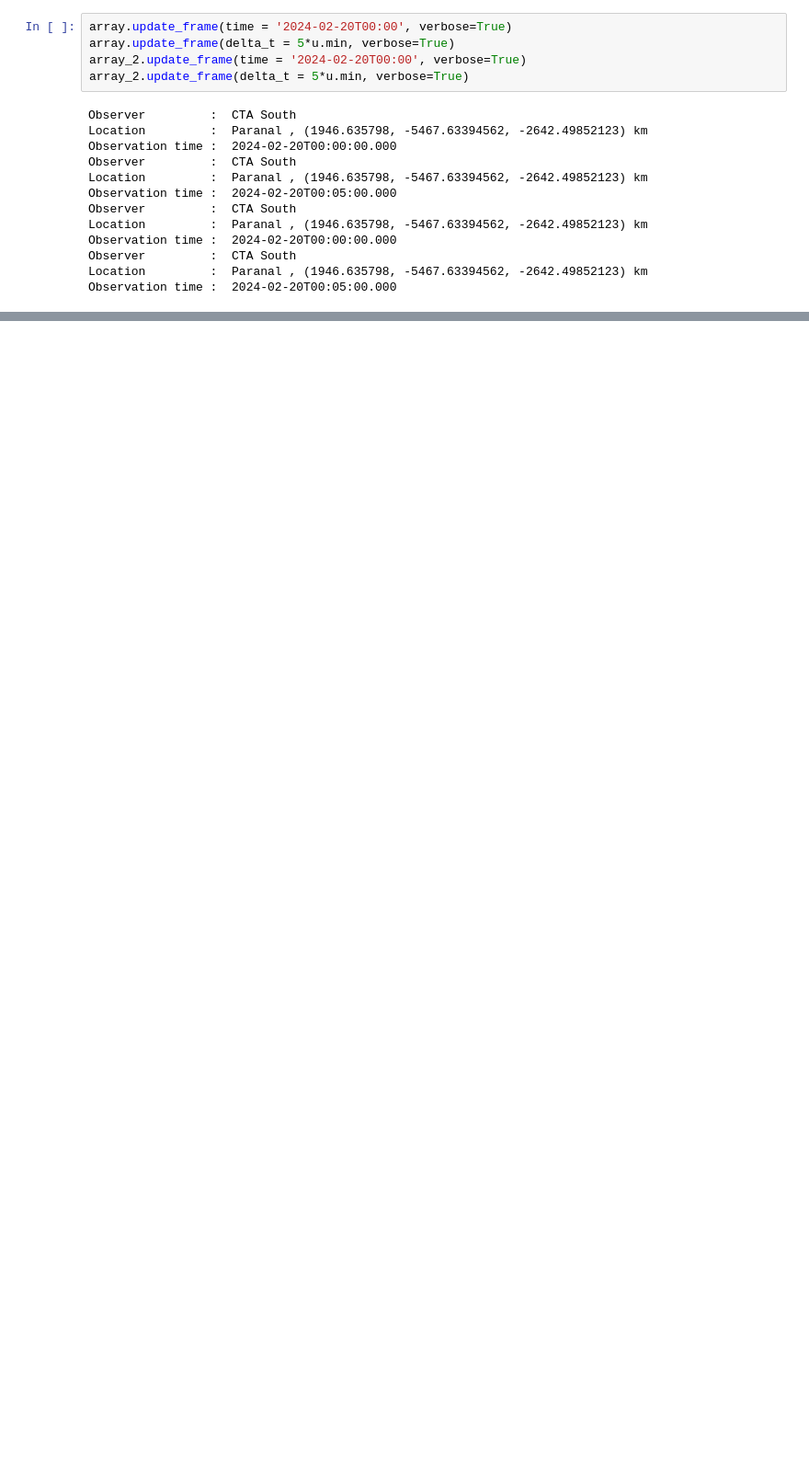
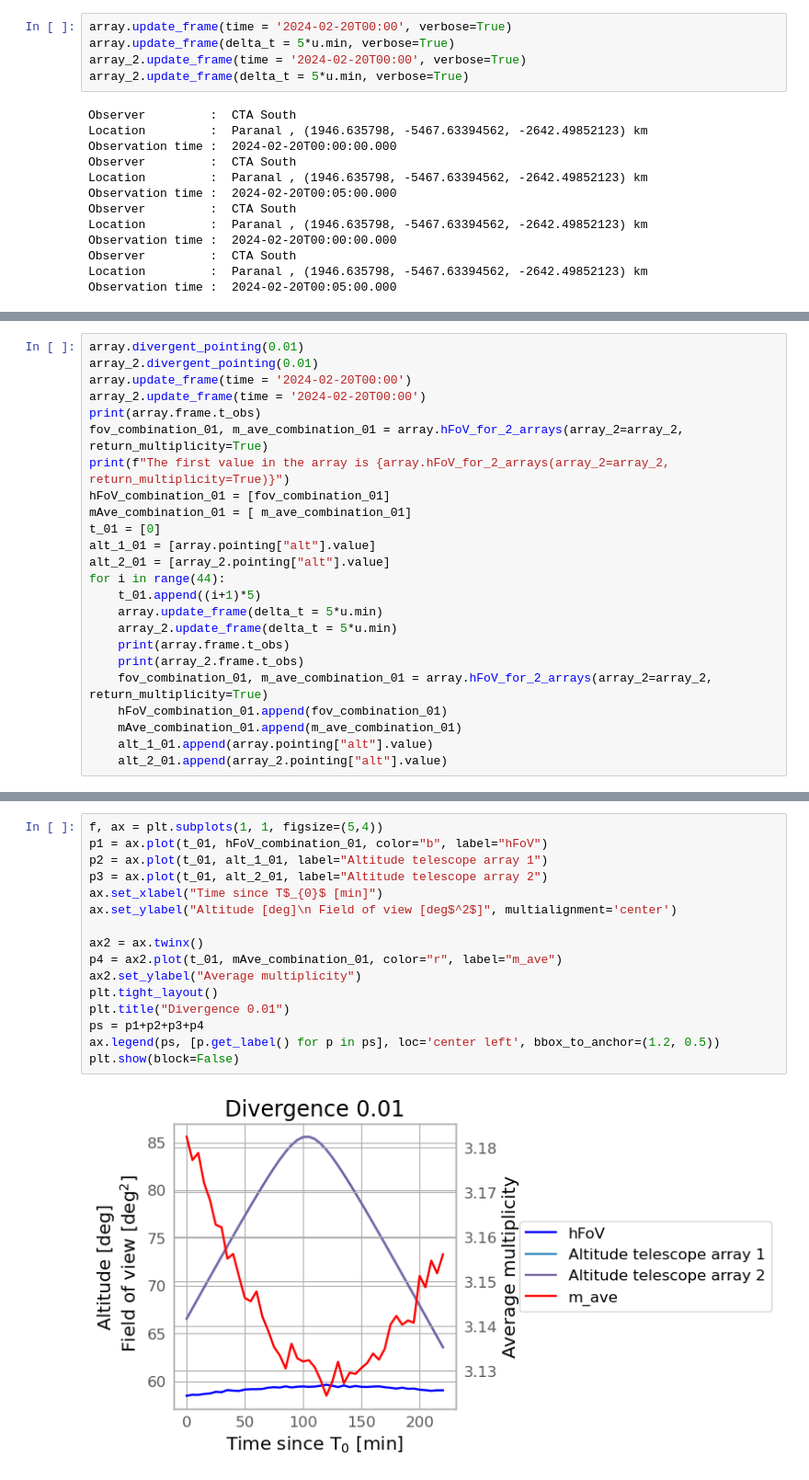
Before and after one commit to SamantaMorales/divtel, a Jupyter notebook: POINTING_TRY.ipynb, the cells around one changed output, grey strips where cells are left out. Shown at 92% size. Saved outputs shown, nothing was run; the diff lists cells and outputs as text; blank space fills up the shorter version.

```diff
--- a/POINTING_TRY.ipynb
+++ b/POINTING_TRY.ipynb
@@ -340,0 +294,24 @@ plt.show(block=False)
+# %%
+array.divergent_pointing(0.01)
+array_2.divergent_pointing(0.01)
+array.update_frame(time = '2024-02-20T00:00')
+array_2.update_frame(time = '2024-02-20T00:00')
+print(array.frame.t_obs)
+fov_combination_01, m_ave_combination_01 = array.hFoV_for_2_arrays(array_2=array_2, return_multiplicity=True)
+print(f"The first value in the array is {array.hFoV_for_2_arrays(array_2=array_2, return_multiplicity=True)}")
+hFoV_combination_01 = [fov_combination_01]
+mAve_combination_01 = [ m_ave_combination_01]
+t_01 = [0]
+alt_1_01 = [array.pointing["alt"].value]
+alt_2_01 = [array_2.pointing["alt"].value]
+for i in range(44):
+    t_01.append((i+1)*5)
+    array.update_frame(delta_t = 5*u.min)
+    array_2.update_frame(delta_t = 5*u.min)
+    print(array.frame.t_obs)
+    print(array_2.frame.t_obs)
+    fov_combination_01, m_ave_combination_01 = array.hFoV_for_2_arrays(array_2=array_2, return_multiplicity=True)
+    hFoV_combination_01.append(fov_combination_01)
+    mAve_combination_01.append(m_ave_combination_01)
+    alt_1_01.append(array.pointing["alt"].value)
+    alt_2_01.append(array_2.pointing["alt"].value)
@@ -361,0 +418,18 @@ plt.show(block=False)
+# %%
+f, ax = plt.subplots(1, 1, figsize=(5,4))
+p1 = ax.plot(t_01, hFoV_combination_01, color="b", label="hFoV")
+p2 = ax.plot(t_01, alt_1_01, label="Altitude telescope array 1")
+p3 = ax.plot(t_01, alt_2_01, label="Altitude telescope array 2")
+ax.set_xlabel("Time since T$_{0}$ [min]")
+ax.set_ylabel("Altitude [deg]\n Field of view [deg$^2$]", multialignment='center')
+
+ax2 = ax.twinx()
+p4 = ax2.plot(t_01, mAve_combination_01, color="r", label="m_ave")
+ax2.set_ylabel("Average multiplicity")
+plt.tight_layout()
+plt.title("Divergence 0.01")
+ps = p1+p2+p3+p4
+ax.legend(ps, [p.get_label() for p in ps], loc='center left', bbox_to_anchor=(1.2, 0.5))
+plt.show(block=False)
+# %% [output]
+[figure, added]
```
Also changed, not shown: parts of 25 cells of this notebook.
